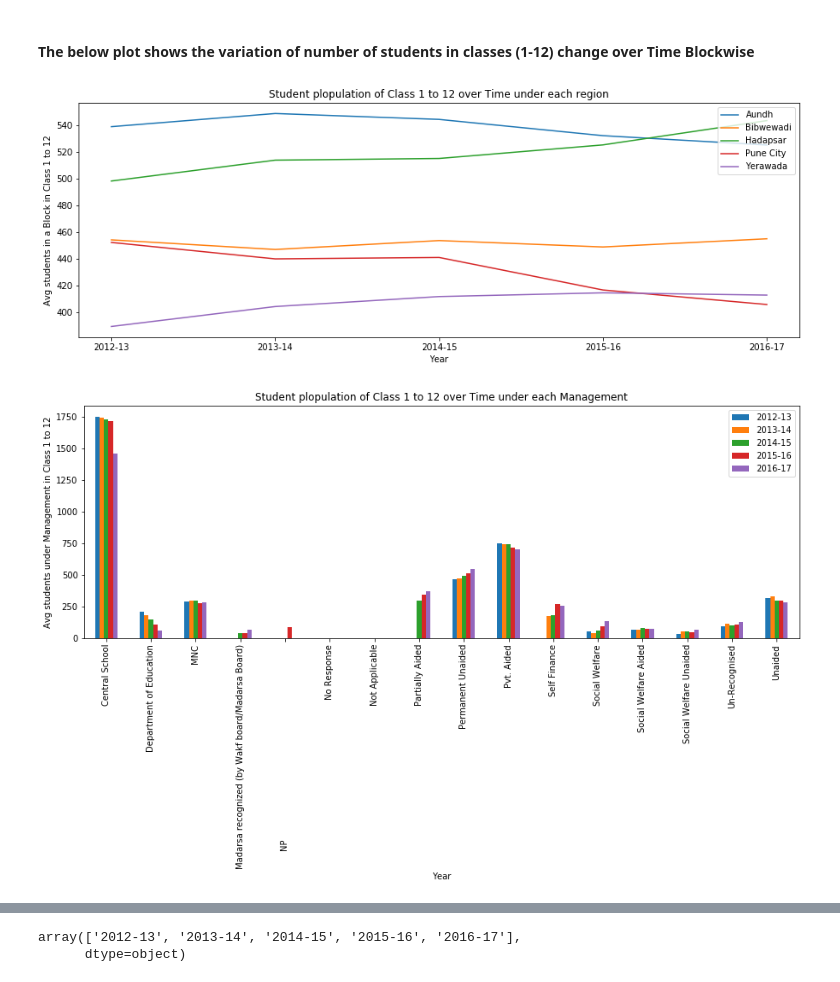
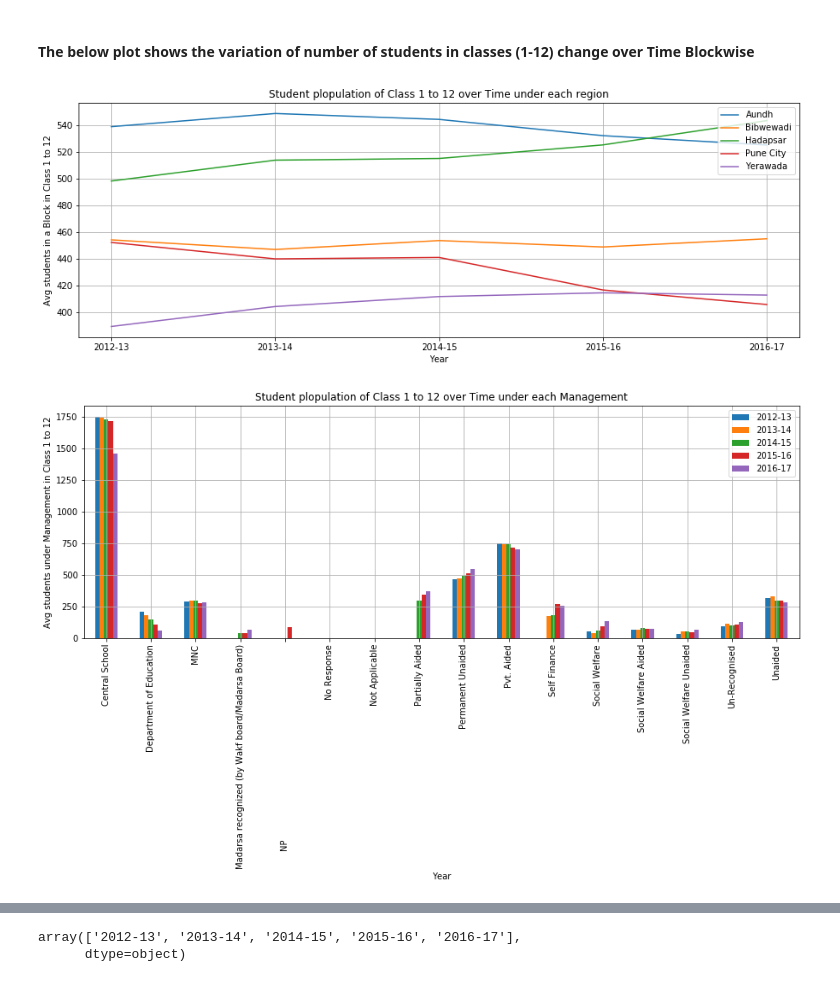
Before and after one commit to jahab/Statistics-Hackathon, a Jupyter notebook: Stats_Hackathon.ipynb, the cells around one changed output, grey strips where cells are left out. Cells and saved outputs as stored; diff of their text form; code cells hidden in the pictures.

```diff
--- a/Stats_Hackathon.ipynb
+++ b/Stats_Hackathon.ipynb
@@ -305,25 +291,27 @@ Name: 1_5 Total, Length: 63, dtype: float64
 # %%
 fig,ax= plt.subplots(figsize=(15,5))
 grp=data.groupby(["Block Name", "Year"])['1_12 Total'].mean()
 grp.unstack(level=0).plot(ax=ax)
 xlabel('Year')
 # plt.xticks(np.array(data['Year'].unique()))
 xticks(np.arange(len(data['Year'].unique())),data['Year'].unique())
 ylabel('Avg students in a Block in Class 1 to 12')
 title('Student plopulation of Class 1 to 12 over Time under each region')
 legend(loc='upper right')
+grid(True)
 show()
 
 fig,ax= plt.subplots(figsize=(15,5))
 grp=data.groupby(["Management Name", "Year"])['1_12 Total'].mean()
 grp.unstack(level=-1).plot(ax=ax,kind='bar')
 xlabel('Year')
 # plt.xticks(np.array(data['Year'].unique()))
 # xticks(np.arange(len(data['Year'].unique())),data['Year'].unique())
 ylabel('Avg students under Management in Class 1 to 12')
 title('Student plopulation of Class 1 to 12 over Time under each Management')
 legend(loc='upper right')
+grid(True)
 show()
 # %% [output]
-[figure, old version]
+[figure, new version]
-[figure, old version]
+[figure, new version]
```
Also changed, not shown: parts of 12 cells of this notebook.
